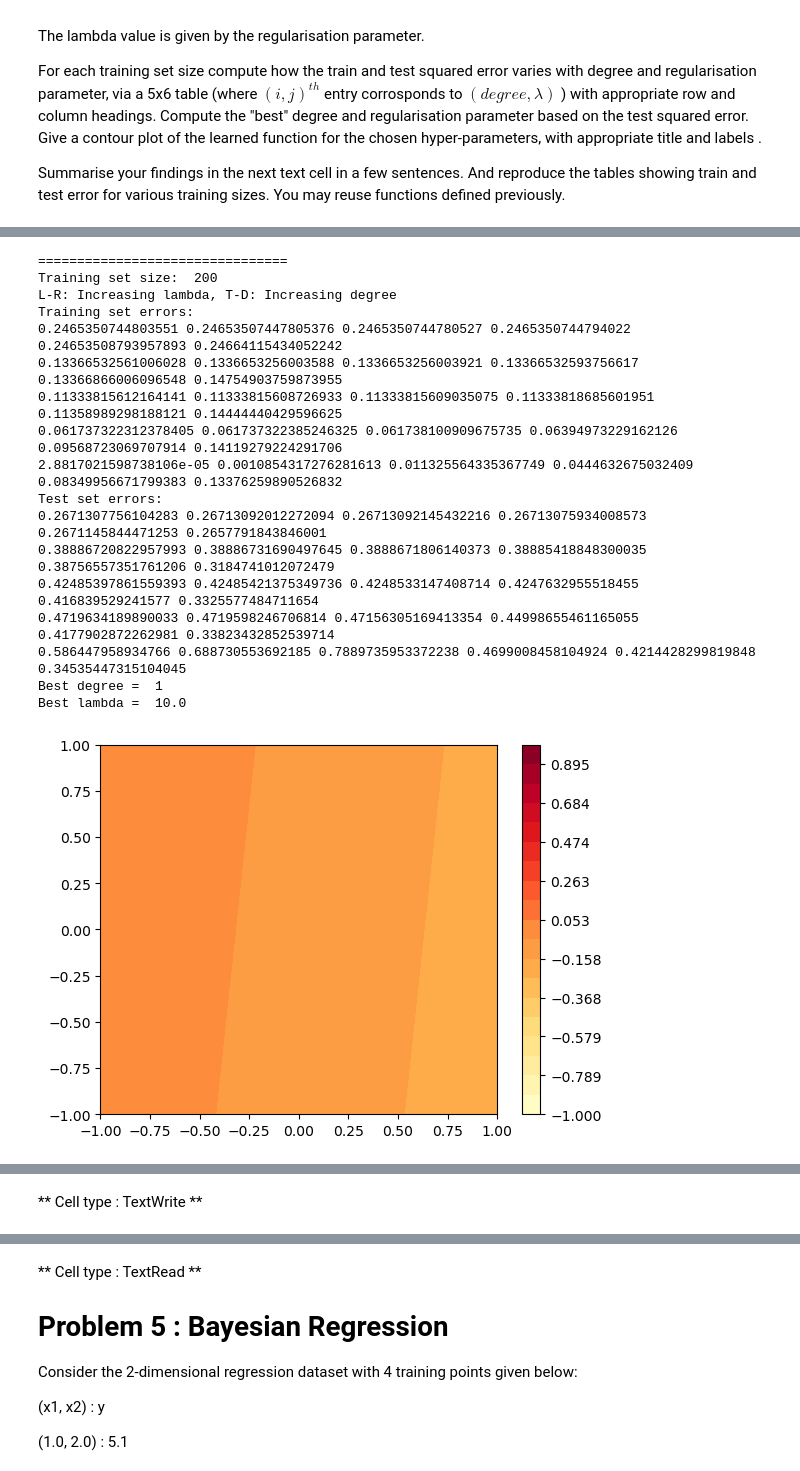
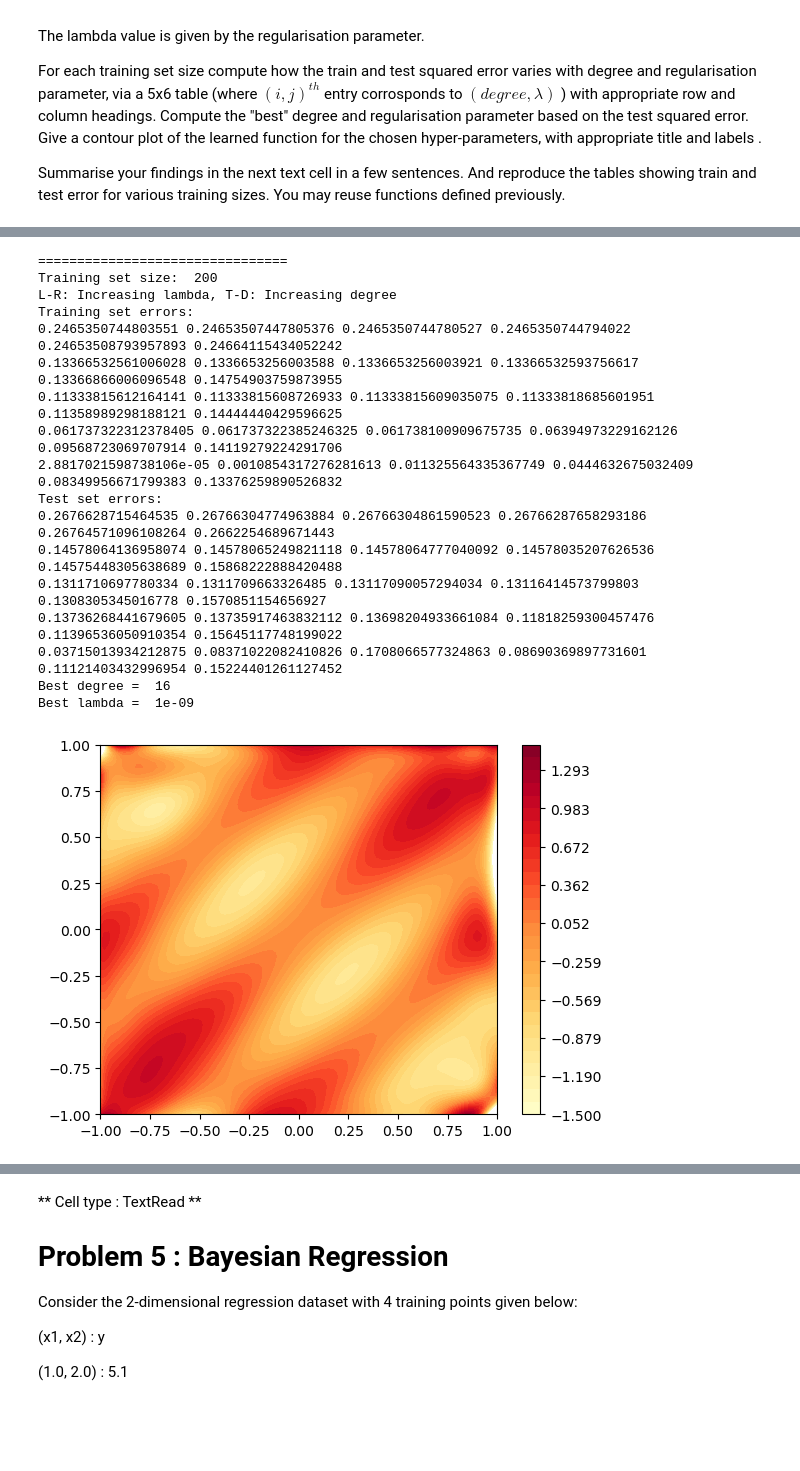
Before and after one commit to Bala-A87/CS5691-Assignments, a Jupyter notebook: A1/ProgAssmt1_student.ipynb, the cells around one changed output, grey strips where cells are left out. Cells and saved outputs as stored; diff of their text form; code cells hidden in the pictures; blank space fills up the shorter version.

```diff
--- a/A1/ProgAssmt1_student.ipynb
+++ b/A1/ProgAssmt1_student.ipynb
@@ -650,9 +650,7 @@ def visualise_polynomial_2d(wt_vector, degree, ax, title=""):
 
     contour = ax.contourf(X,Y,Z,levels=np.linspace(0.,1.2 , 20),cmap='YlOrRd')
     ax.set_title(label=title)
-    # ax.colorbar()
     return contour
-    # plt.show()
 
 def visualise_actual_2d(ax, title=""):
     X,Y = np.meshgrid(np.linspace(-1,1,100), np.linspace(-1,1,100))
@@ -719,11 +717,10 @@ def compute_BV_error_sample_plot(degree, reg_param, num_training_samples=50):
     visualise_polynomial_2d(wt_vectors[99], degree, ax3, "random 3")
     wt_vector_avg = np.mean(wt_vectors, axis=0)
     contour = visualise_polynomial_2d(wt_vector_avg, degree, ax4, "avg")
-    # contour = visualise_actual_2d(ax5, "actual")
 
     plt.suptitle("Degree: "+str(degree)+", Lambda: "+str(reg_param))
     plt.colorbar(contour)
-    plt.show()
+    # plt.show()
 
     # Bias**2 = E_x[(g-f*)**2]
     # Var = E_sE_x[(fs-g)**2]
@@ -750,9 +747,7 @@ def compute_BV_error_sample_plot(degree, reg_param, num_training_samples=50):
 
 
 for degree in [1,2,4,8,16]:
-# for degree in [4,8,16]:
     for reg_param in [1e-7, 1e-5, 1e-3, 1e-1, 1e1, 1e3]:
-        plt.figure()
         b,v,e = compute_BV_error_sample_plot(degree, reg_param)
 
         print('================================')
@@ -834,9 +997,6 @@ For each training set size compute how the train and test squared error varies w
 Summarise your findings in the next text cell in a few sentences. And reproduce the tables showing train and test error for various training sizes. You may reuse functions defined previously.
 # %%
 # Cell type : CodeWrite
-
-# *** IMPORTANT ***: This cell has dependencies on the previous CodeWrite cell
-# As the previous cell takes too long to run, the for loops at the end after the definitions may be commented out and run
 
 def get_feature_mapping(x, degree=1):
     x1 = x[0]
@@ -898,8 +1058,6 @@ def polynomial_regression_ridge_train(X_train, Y_train, degree=1, reg_param=0.01
     phi = get_feature_matrix(X_train, degree)
     return np.matmul(np.transpose(phi), np.matmul(np.linalg.inv(np.add(np.matmul(phi, np.transpose(phi)), reg_param * np.identity(n=n))), Y_train))
 
-
-
 def find_mse(y_true, y_pred):
     sq_error = np.subtract(y_pred, y_true)**2
     return np.mean(sq_error)
@@ -917,33 +1075,22 @@ train_sizes = [50, 100, 200, 1000]
 for train_size in train_sizes:
     train_error = np.zeros(shape=(5,6))
     test_error = np.zeros(shape=(5,6))
-    # wt_vector = [
-    #     [0, 0, 0, 0, 0, 0],
-    #     [0, 0, 0, 0, 0, 0],
-    #     [0, 0, 0, 0, 0, 0],
-    #     [0, 0, 0, 0, 0, 0],
-    #     [0, 0, 0, 0, 0, 0]
-    # ]
-    # wt_vector = 0
     X_train_subset = X_train[0:train_size]
     Y_train_subset = Y_train[0:train_size]
+    wt_vectors = [
+        [0, 0, 0, 0, 0, 0],
+        [0, 0, 0, 0, 0, 0],
+        [0, 0, 0, 0, 0, 0],
+        [0, 0, 0, 0, 0, 0],
+        [0, 0, 0, 0, 0, 0]
+    ]
     for i,degree in enumerate(degrees):
         for j,reg_param in enumerate(reg_params):
-            # wt_vector[i][j] = polynomial_regression_ridge_train(X_train_subset, Y_train_subset, degree, reg_param)
-            wt_vector = polynomial_regression_ridge_train(X_train_subset, Y_train_subset, degree, reg_param)
-            # Y_train_pred = polynomial_regression_ridge_pred(X_train_subset, wt_vector[i][j], degree)
-            # Y_test_pred = polynomial_regression_ridge_pred(X_test, wt_vector[i][j], degree)
-            Y_train_pred = polynomial_regression_ridge_pred(X_train_subset, wt_vector, degree)
-            Y_test_pred = polynomial_regression_ridge_pred(X_test, wt_vector, degree)
+            wt_vectors[i][j] = polynomial_regression_ridge_train(X_train_subset, Y_train_subset, degree, reg_param)
+            Y_train_pred = polynomial_regression_ridge_pred(X_train_subset, wt_vectors[i][j], degree)
+            Y_test_pred = polynomial_regression_ridge_pred(X_test, wt_vectors[i][j], degree)
             train_error[i][j] = find_mse(Y_train_subset, Y_train_pred)
             test_error[i][j] = find_mse(Y_test, Y_test_pred)
-
-
-
-
-
-
-
 
     print('================================')
     print("Training set size: ", train_size)
@@ -964,13 +1111,12 @@ for train_size in train_sizes:
     print("Best degree = ", best_degree)
     print("Best lambda = ", best_lambda)
     X,Y = np.meshgrid(np.linspace(-1,1,100), np.linspace(-1,1,100))
-    X_test = np.transpose(np.array([np.ndarray.flatten(X), np.ndarray.flatten(Y)]))
+    X_grid = np.transpose(np.array([np.ndarray.flatten(X), np.ndarray.flatten(Y)]))
 
-    wt_vector = polynomial_regression_ridge_train(X_train_subset, Y_train_subset, best_degree, best_lambda)
-    Z = polynomial_regression_ridge_pred(X_test, wt_vector, best_degree)
+    Z = polynomial_regression_ridge_pred(X_grid, wt_vectors[comb_index//6][comb_index%6], best_degree)
     Z = np.reshape(a=Z, newshape=X.shape, order='C')
     plt.figure()
-    contour = plt.contourf(X,Y,Z,levels=np.linspace(-1.,1. , 20),cmap='YlOrRd')
+    contour = plt.contourf(X,Y,Z,levels=np.linspace(-1.5 ,1.5, 30),cmap='YlOrRd')
     plt.colorbar(contour)
     plt.show()
 # %% [output]
@@ -1013,18 +1159,18 @@ Best lambda =  10.0
 ================================
 Training set size:  200
 L-R: Increasing lambda, T-D: Increasing degree
 Training set errors:
 0.2465350744803551 0.24653507447805376 0.2465350744780527 0.2465350744794022 0.24653508793957893 0.24664115434052242
 0.13366532561006028 0.1336653256003588 0.1336653256003921 0.13366532593756617 0.13366866006096548 0.14754903759873955
 0.11333815612164141 0.11333815608726933 0.11333815609035075 0.11333818685601951 0.11358989298188121 0.14444440429596625
 0.061737322312378405 0.061737322385246325 0.061738100909675735 0.06394973229162126 0.09568723069707914 0.14119279224291706
 2.8817021598738106e-05 0.0010854317276281613 0.011325564335367749 0.0444632675032409 0.08349956671799383 0.13376259890526832
 Test set errors:
-0.2671307756104283 0.26713092012272094 0.26713092145432216 0.26713075934008573 0.2671145844471253 0.2657791843846001
-0.38886720822957993 0.38886731690497645 0.3888671806140373 0.38885418848300035 0.38756557351761206 0.3184741012072479
-0.42485397861559393 0.42485421375349736 0.4248533147408714 0.4247632955518455 0.416839529241577 0.3325577484711654
-0.4719634189890033 0.4719598246706814 0.47156305169413354 0.44998655461165055 0.4177902872262981 0.33823432852539714
-0.586447958934766 0.688730553692185 0.7889735953372238 0.4699008458104924 0.4214428299819848 0.34535447315104045
-Best degree =  1
-Best lambda =  10.0
+0.2676628715464535 0.26766304774963884 0.26766304861590523 0.26766287658293186 0.26764571096108264 0.2662254689671443
+0.14578064136958074 0.14578065249821118 0.14578064777040092 0.14578035207626536 0.14575448305638689 0.15868222888420488
+0.1311710697780334 0.1311709663326485 0.13117090057294034 0.13116414573799803 0.1308305345016778 0.1570851154656927
+0.13736268441679605 0.13735917463832112 0.13698204933661084 0.11818259300457476 0.11396536050910354 0.15645117748199022
+0.03715013934212875 0.08371022082410826 0.1708066577324863 0.08690369897731601 0.11121403432996954 0.15224401261127452
+Best degree =  16
+Best lambda =  1e-09
-[figure, old version]
+[figure, new version]
@@ -1032,2 +1194,0 @@ KeyboardInterrupt:
-# %% [markdown]
-** Cell type : TextWrite **
```
Also changed, not shown: parts of 5 cells of this notebook.
